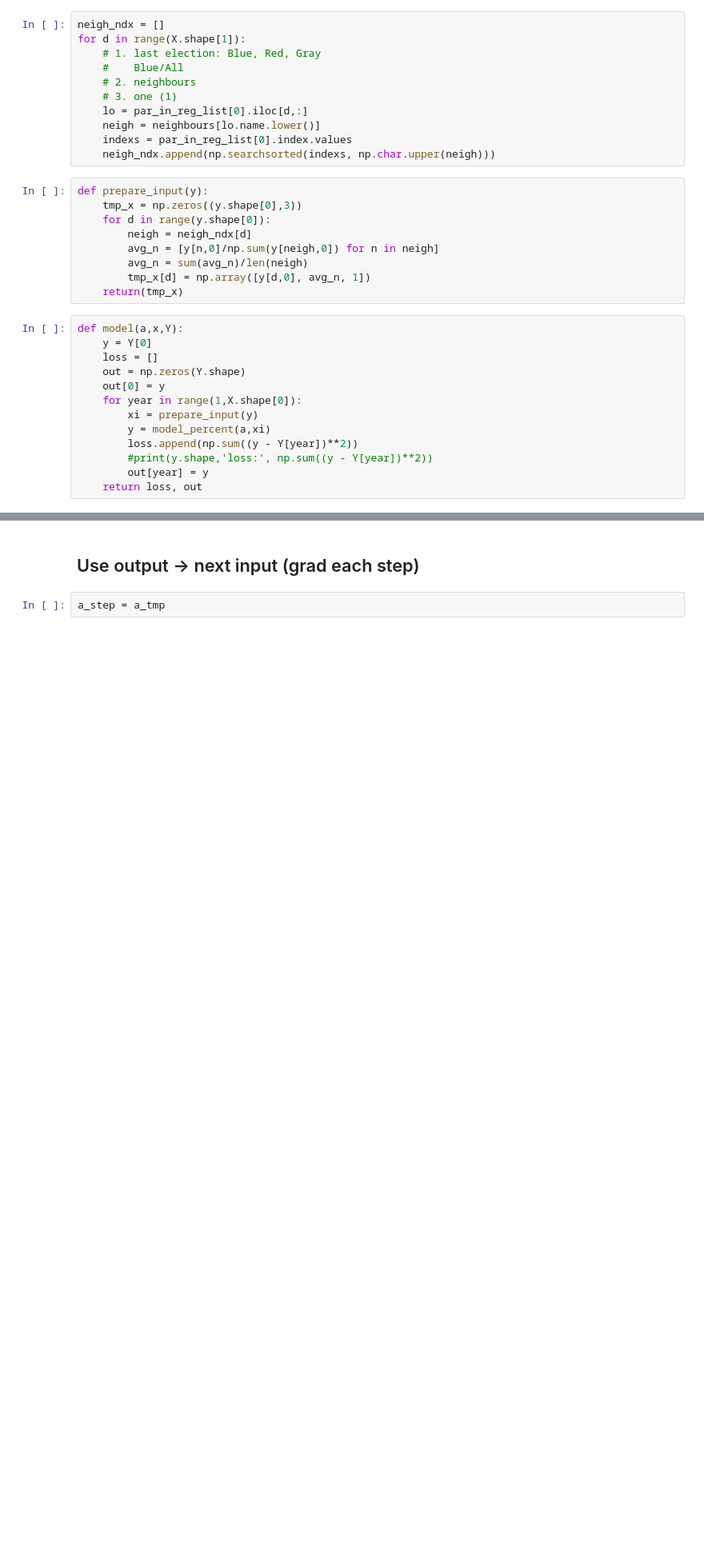
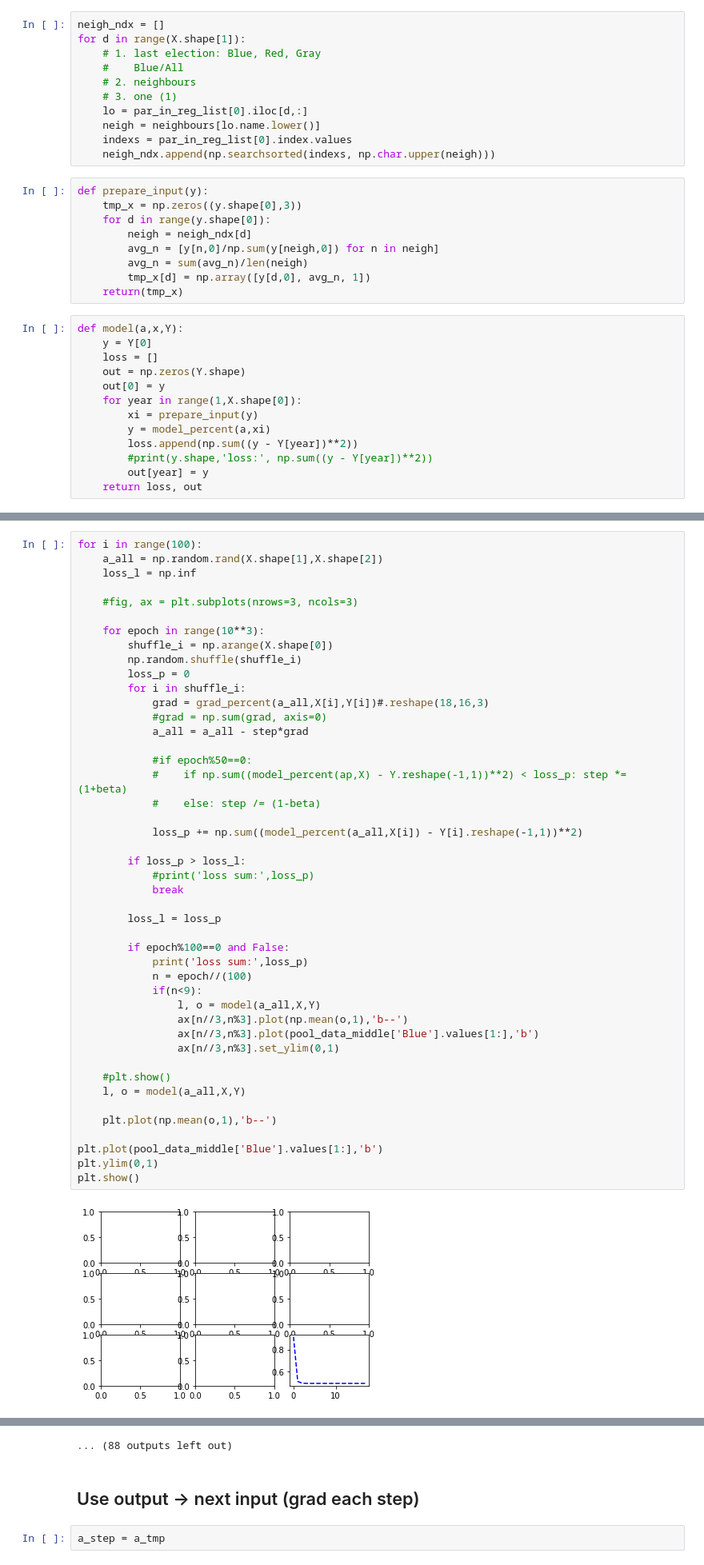
Before and after one commit to MarBry111/Forecast_Election_Poland, a Jupyter notebook: Model_I_3parameters.ipynb, the cells around one changed output, grey strips where cells are left out. Shown at 80% size. Saved outputs shown, nothing was run; the diff lists cells and outputs as text; blank space fills up the shorter version.

```diff
--- a/Model_I_3parameters.ipynb
+++ b/Model_I_3parameters.ipynb
@@ -317,0 +295,47 @@ def model(a,x,Y):
+# %%
+for i in range(100):
+    a_all = np.random.rand(X.shape[1],X.shape[2])
+    loss_l = np.inf
+
+    #fig, ax = plt.subplots(nrows=3, ncols=3)
+
+    for epoch in range(10**3):
+        shuffle_i = np.arange(X.shape[0])
+        np.random.shuffle(shuffle_i)
+        loss_p = 0
+        for i in shuffle_i:
+            grad = grad_percent(a_all,X[i],Y[i])#.reshape(18,16,3)
+            #grad = np.sum(grad, axis=0)
+            a_all = a_all - step*grad
+
+            #if epoch%50==0:
+            #    if np.sum((model_percent(ap,X) - Y.reshape(-1,1))**2) < loss_p: step *= (1+beta)
+            #    else: step /= (1-beta)
+
+            loss_p += np.sum((model_percent(a_all,X[i]) - Y[i].reshape(-1,1))**2)
+
+        if loss_p > loss_l:
+            #print('loss sum:',loss_p)
+            break
+
+        loss_l = loss_p
+
+        if epoch%100==0 and False:
+            print('loss sum:',loss_p)
+            n = epoch//(100)
+            if(n<9):
+                l, o = model(a_all,X,Y)
+                ax[n//3,n%3].plot(np.mean(o,1),'b--')
+                ax[n//3,n%3].plot(pool_data_middle['Blue'].values[1:],'b')
+                ax[n//3,n%3].set_ylim(0,1)
+
+    #plt.show()
+    l, o = model(a_all,X,Y)
+
+    plt.plot(np.mean(o,1),'b--')
+
+plt.plot(pool_data_middle['Blue'].values[1:],'b')
+plt.ylim(0,1)
+plt.show()
+# %% [output]
+[figure, added]
@@ -318,3 +353,4 @@ def model(a,x,Y):
+... (88 outputs left out)
 # %% [markdown]
 ## Use output -> next input (grad each step)
 # %%
```
Also changed, not shown: parts of 23 cells of this notebook.
